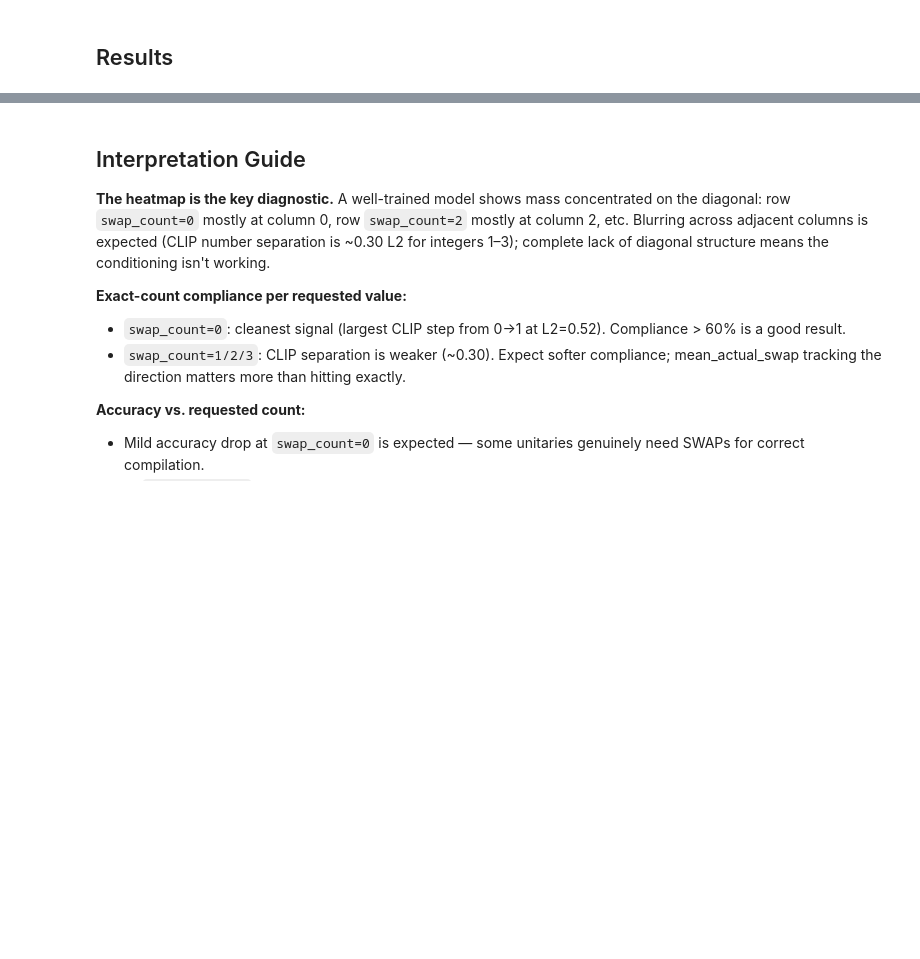
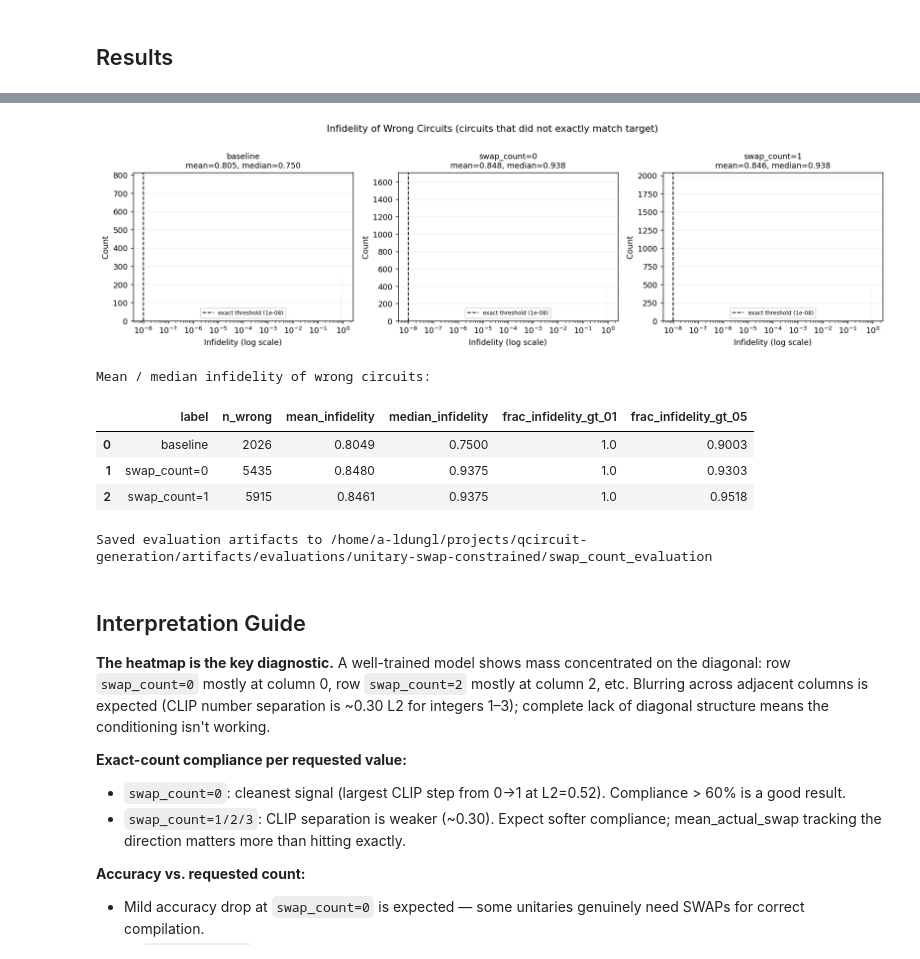
Before and after one commit to lionlion37/qcircuit-generation, a Jupyter notebook: notebooks/evaluation/unitary/swap_constrained_evaluation.ipynb, the cells around one changed output, grey strips where cells are left out. Cells and saved outputs as stored; diff of their text form; code cells hidden in the pictures; blank space fills up the shorter version.

```diff
--- a/notebooks/evaluation/unitary/swap_constrained_evaluation.ipynb
+++ b/notebooks/evaluation/unitary/swap_constrained_evaluation.ipynb
@@ -351,3 +422,64 @@ plt.show()
+# %%
+
+# Infidelity distribution for wrong circuits: baseline vs. swap_constrained at count=0,1,2
+fig, axes = plt.subplots(1, 3, figsize=(14, 4), dpi=130, sharey=False)
+
+plot_cases = [
+    ("baseline", None, "#d85c41", "baseline"),
+    ("swap_constrained", 0,  "#5f8fcb", "swap_count=0"),
+    ("swap_constrained", 1,  "#63b17d", "swap_count=1"),
+]
+
+# Collect all wrong-circuit infidelities across cases to set common x-axis
+all_wrong_infidelities = []
+for model, count, color, label in plot_cases:
+    df = results[(model, count)]["df"]
+    wrong = df[df["valid"] & ~df["exact"]]["infidelity"].dropna()
+    all_wrong_infidelities.append(wrong.values)
+
+# Use log-spaced bins to capture the wide range (1e-8 to ~1)
+all_vals = np.concatenate(all_wrong_infidelities)
+log_bins = np.logspace(np.log10(max(all_vals.min(), 1e-9)), np.log10(all_vals.max() + 1e-9), 50)
+
+for ax, (model, count, color, label), wrong_vals in zip(axes, plot_cases, all_wrong_infidelities):
+    wrong = pd.Series(wrong_vals)
+    ax.hist(wrong, bins=log_bins, color=color, edgecolor="white", alpha=0.85)
+    ax.set_xscale("log")
+    ax.axvline(EXACT_DISTANCE_TOL, color="black", linestyle="--", linewidth=1.2, label=f"exact threshold ({EXACT_DISTANCE_TOL:.0e})")
+    ax.set_xlabel("Infidelity (log scale)")
+    ax.set_ylabel("Count")
+    ax.set_title(f"{label}\nmean={wrong.mean():.3f}, median={wrong.median():.3f}", fontsize=10)
+    ax.legend(fontsize=7)
+    ax.grid(True, alpha=0.2, axis="y")
+
+fig.suptitle("Infidelity of Wrong Circuits (circuits that did not exactly match target)", fontsize=12, y=1.01)
+plt.tight_layout()
+save_figure(fig, ARTIFACT_DIR / "infidelity_wrong_circuits.png")
+plt.show()
+
+# Summary table
+print("\nMean / median infidelity of wrong circuits:")
+rows_inf = []
+for model, count, _, label in plot_cases:
+    df = results[(model, count)]["df"]
+    wrong = df[df["valid"] & ~df["exact"]]["infidelity"].dropna()
+    all_valid = df[df["valid"]]["infidelity"].dropna()
+    rows_inf.append({
+        "label": label,
+        "n_wrong": len(wrong),
+        "mean_infidelity": wrong.mean(),
+        "median_infidelity": wrong.median(),
+        "frac_infidelity_gt_01": (wrong > 0.1).mean(),
+        "frac_infidelity_gt_05": (wrong > 0.5).mean(),
+    })
+display(pd.DataFrame(rows_inf).round(4))
+# %% [output]
+[figure, added]
+Mean / median infidelity of wrong circuits:
+|  | label | n_wrong | mean_infidelity | median_infidelity | frac_infidelity_gt_01 | frac_infidelity_gt_05 |
+| 0 | baseline | 2026 | 0.8049 | 0.7500 | 1.0 | 0.9003 |
+| 1 | swap_count=0 | 5435 | 0.8480 | 0.9375 | 1.0 | 0.9303 |
+| 2 | swap_count=1 | 5915 | 0.8461 | 0.9375 | 1.0 | 0.9518 |
 # %%
 # Save all raw results
 for (model, budget), payload in results.items():
@@ -359,8 +491,8 @@ save_json(
         "eval_dataset_path": EVAL_DATASET_PATH,
         "swap_model_dir": SWAP_MODEL_DIR,
         "baseline_model_dir": BASELINE_MODEL_DIR,
-        "swap_budgets": SWAP_BUDGETS,
-        "unconstrained_budget": UNCONSTRAINED_BUDGET,
+        "swap_counts": SWAP_COUNTS,
+        "unconstrained_count": UNCONSTRAINED_COUNT,
         "num_eval_unitaries": NUM_EVAL_UNITARIES,
         "samples_per_unitary": SAMPLES_PER_UNITARY,
         "guidance_scale": GUIDANCE_SCALE,
@@ -371,6 +503,8 @@ save_json(
     ARTIFACT_DIR / "run_config.json",
 )
 print(f"Saved evaluation artifacts to {ARTIFACT_DIR}")
+# %% [output]
+Saved evaluation artifacts to /home/a-ldungl/projects/qcircuit-generation/artifacts/evaluations/unitary-swap-constrained/swap_count_evaluation
 # %% [markdown]
 ## Interpretation Guide
 
```
Also changed, not shown: parts of 10 cells of this notebook, 6 other files.
